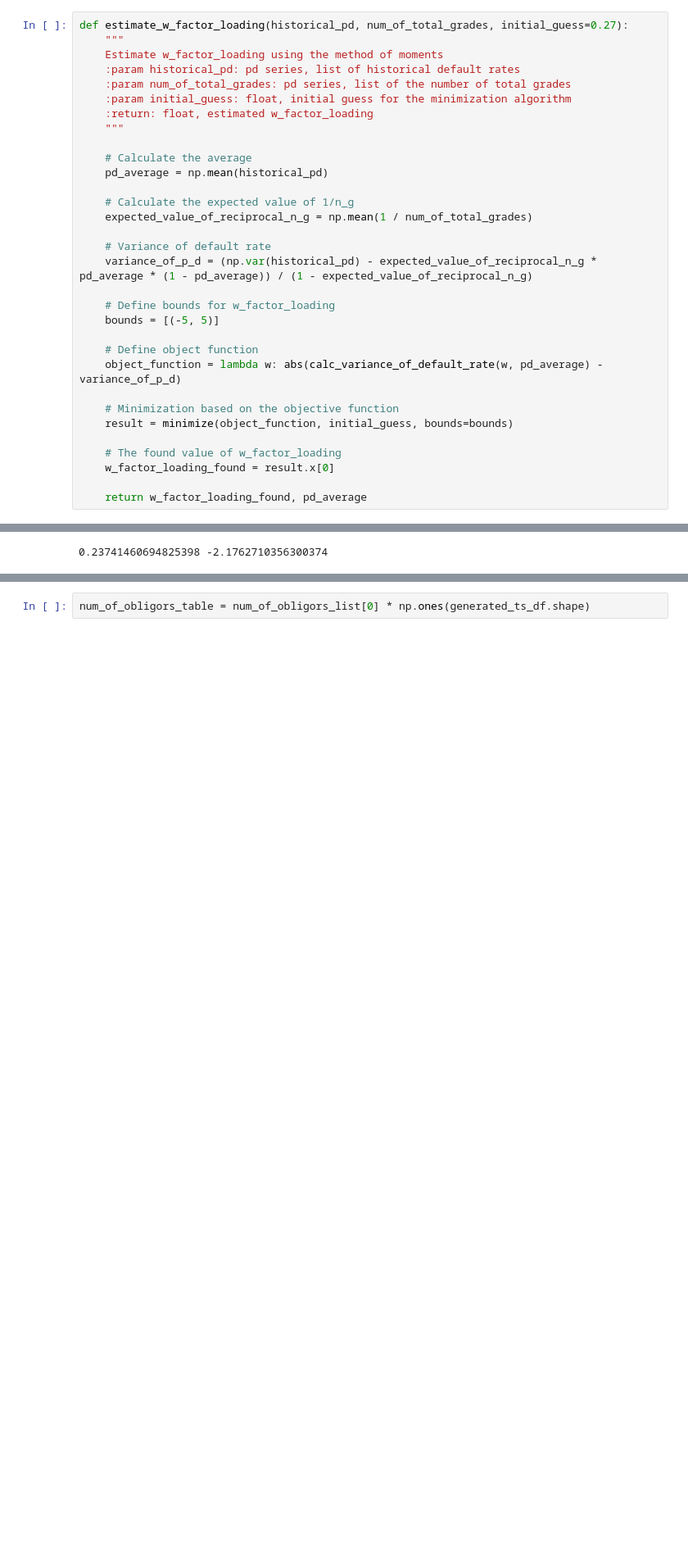
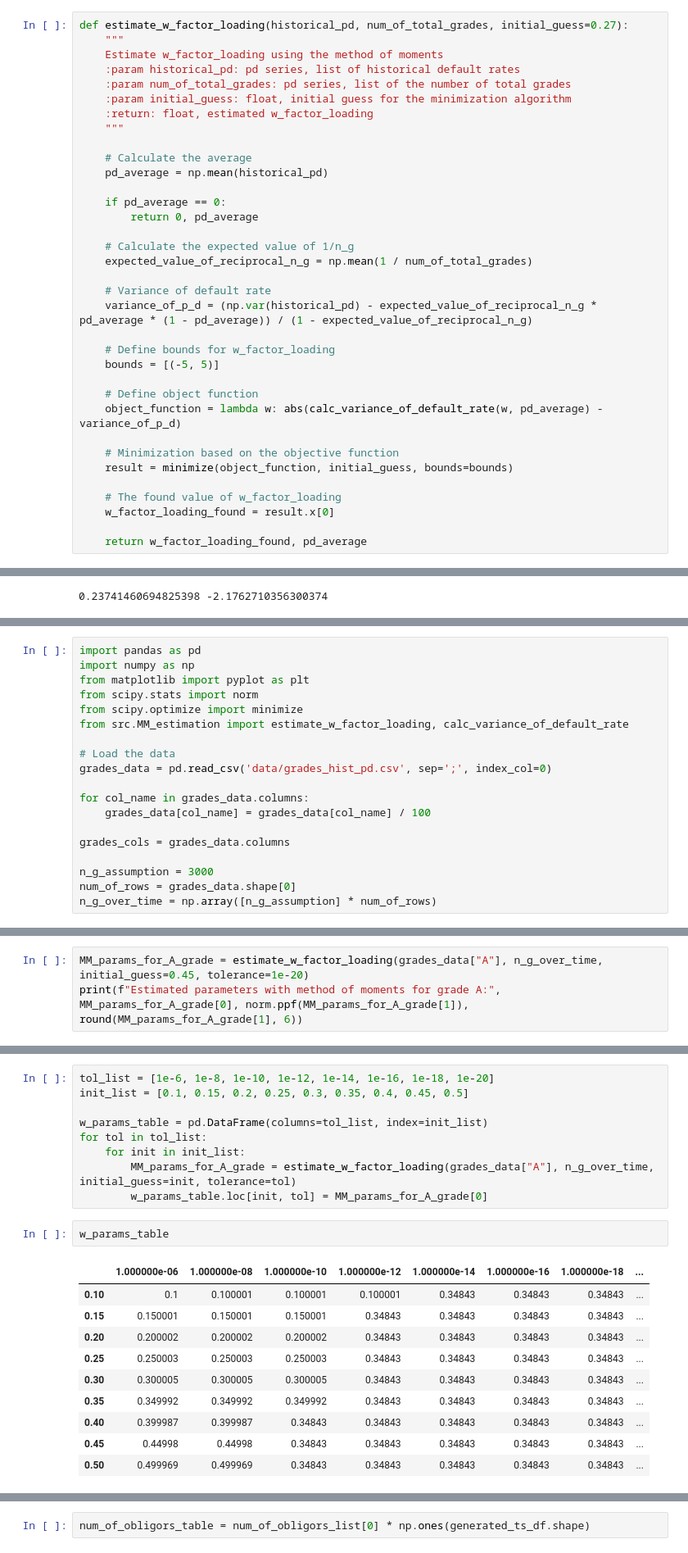
Before and after one commit to PeterKiss18/VasicekPDModel, a Jupyter notebook: MM_parameter_estimation.ipynb, the cells around one changed output, grey strips where cells are left out. Shown at 82% size. Cells and saved outputs as stored; diff of their text form; blank space fills up the shorter version.

```diff
--- a/MM_parameter_estimation.ipynb
+++ b/MM_parameter_estimation.ipynb
@@ -140,6 +154,9 @@ def estimate_w_factor_loading(historical_pd, num_of_total_grades, initial_guess=
 
     # Calculate the average
     pd_average = np.mean(historical_pd)
+
+    if pd_average == 0:
+        return 0, pd_average
 
     # Calculate the expected value of 1/n_g
     expected_value_of_reciprocal_n_g = np.mean(1 / num_of_total_grades)
@@ -198,0 +216,19 @@ print(param1, norm.ppf(param2))
+# %%
+import pandas as pd
+import numpy as np
+from matplotlib import pyplot as plt
+from scipy.stats import norm
+from scipy.optimize import minimize
+from src.MM_estimation import estimate_w_factor_loading, calc_variance_of_default_rate
+
+# Load the data
+grades_data = pd.read_csv('data/grades_hist_pd.csv', sep=';', index_col=0)
+
+for col_name in grades_data.columns:
+    grades_data[col_name] = grades_data[col_name] / 100
+
+grades_cols = grades_data.columns
+
+n_g_assumption = 3000
+num_of_rows = grades_data.shape[0]
+n_g_over_time = np.array([n_g_assumption] * num_of_rows)
@@ -198,0 +240,3 @@ print(param1, norm.ppf(param2))
+# %%
+MM_params_for_A_grade = estimate_w_factor_loading(grades_data["A"], n_g_over_time, initial_guess=0.45, tolerance=1e-20)
+print(f"Estimated parameters with method of moments for grade A:", MM_params_for_A_grade[0], norm.ppf(MM_params_for_A_grade[1]), round(MM_params_for_A_grade[1], 6))
@@ -198,0 +283,22 @@ print(param1, norm.ppf(param2))
+# %%
+tol_list = [1e-6, 1e-8, 1e-10, 1e-12, 1e-14, 1e-16, 1e-18, 1e-20]
+init_list = [0.1, 0.15, 0.2, 0.25, 0.3, 0.35, 0.4, 0.45, 0.5]
+
+w_params_table = pd.DataFrame(columns=tol_list, index=init_list)
+for tol in tol_list:
+    for init in init_list:
+        MM_params_for_A_grade = estimate_w_factor_loading(grades_data["A"], n_g_over_time, initial_guess=init, tolerance=tol)
+        w_params_table.loc[init, tol] = MM_params_for_A_grade[0]
+# %%
+w_params_table
+# %% [output]
+|  | 1.000000e-06 | 1.000000e-08 | 1.000000e-10 | 1.000000e-12 | 1.000000e-14 | 1.000000e-16 | 1.000000e-18 | ... |
+| 0.10 | 0.1 | 0.100001 | 0.100001 | 0.100001 | 0.34843 | 0.34843 | 0.34843 | ... |
+| 0.15 | 0.150001 | 0.150001 | 0.150001 | 0.34843 | 0.34843 | 0.34843 | 0.34843 | ... |
+| 0.20 | 0.200002 | 0.200002 | 0.200002 | 0.34843 | 0.34843 | 0.34843 | 0.34843 | ... |
+| 0.25 | 0.250003 | 0.250003 | 0.250003 | 0.34843 | 0.34843 | 0.34843 | 0.34843 | ... |
+| 0.30 | 0.300005 | 0.300005 | 0.300005 | 0.34843 | 0.34843 | 0.34843 | 0.34843 | ... |
+| 0.35 | 0.349992 | 0.349992 | 0.349992 | 0.34843 | 0.34843 | 0.34843 | 0.34843 | ... |
+| 0.40 | 0.399987 | 0.399987 | 0.34843 | 0.34843 | 0.34843 | 0.34843 | 0.34843 | ... |
+| 0.45 | 0.44998 | 0.44998 | 0.34843 | 0.34843 | 0.34843 | 0.34843 | 0.34843 | ... |
+| 0.50 | 0.499969 | 0.499969 | 0.34843 | 0.34843 | 0.34843 | 0.34843 | 0.34843 | ... |
```
Also changed, not shown: parts of 49 cells of this notebook.
